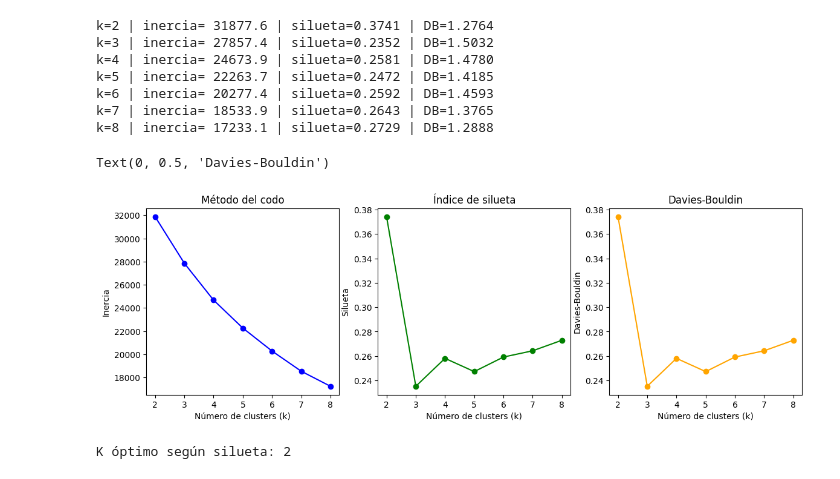
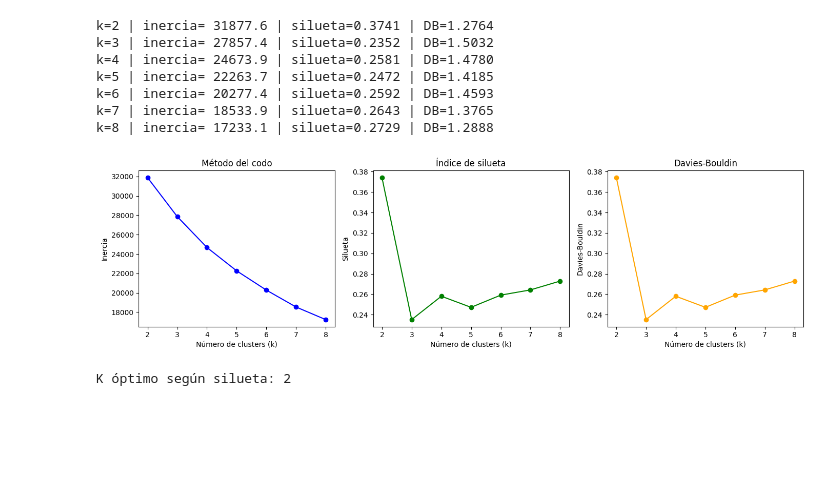
Before and after one commit to adrianalorenzo/ML_proyecto_final, a Jupyter notebook: notebooks/05_clustering.ipynb, the cells around one changed output. Cells and saved outputs as stored; diff of their text form; code cells hidden in the pictures; blank space fills up the shorter version.

```diff
--- a/notebooks/05_clustering.ipynb
+++ b/notebooks/05_clustering.ipynb
@@ -180,23 +180,26 @@ k=8 | inercia= 17233.1 | silueta=0.2729 | DB=1.2888
 # %%
 fig, axes = plt.subplots(1, 3, figsize=(14,4))
 
 axes[0].plot(list(rango_k), inercias, marker='o', color ='blue')
 axes[0].set_title('Método del codo')
 axes[0].set_xlabel('Número de clusters (k)')
 axes[0].set_ylabel('Inercia')
 
 axes[1].plot(list(rango_k), siluetas, marker='o', color ='green')
 axes[1].set_title('Índice de silueta')
 axes[1].set_xlabel('Número de clusters (k)')
 axes[1].set_ylabel('Silueta')
 
 axes[2].plot(list(rango_k), siluetas, marker='o', color ='orange')
 axes[2].set_title('Davies-Bouldin')
 axes[2].set_xlabel('Número de clusters (k)')
 axes[2].set_ylabel('Davies-Bouldin')
+
+plt.tight_layout()
+plt.savefig('../figuras/eleccion_k_clusters.png')
+plt.show()
 # %% [output]
-Text(0, 0.5, 'Davies-Bouldin')
-[figure, old version]
+[figure, new version]
 # %%
 k_optimo = list(rango_k)[np.argmax(siluetas)]
 print(f'K óptimo según silueta: {k_optimo}')
```
